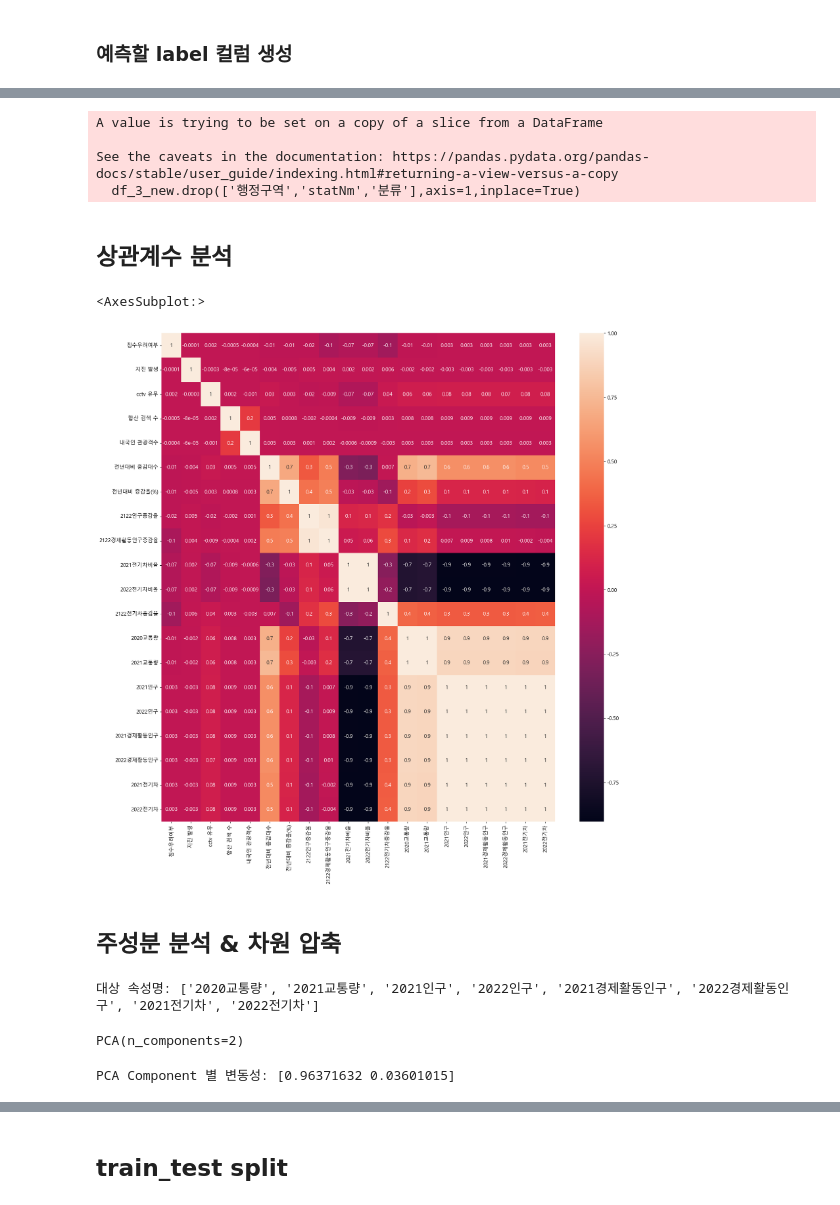
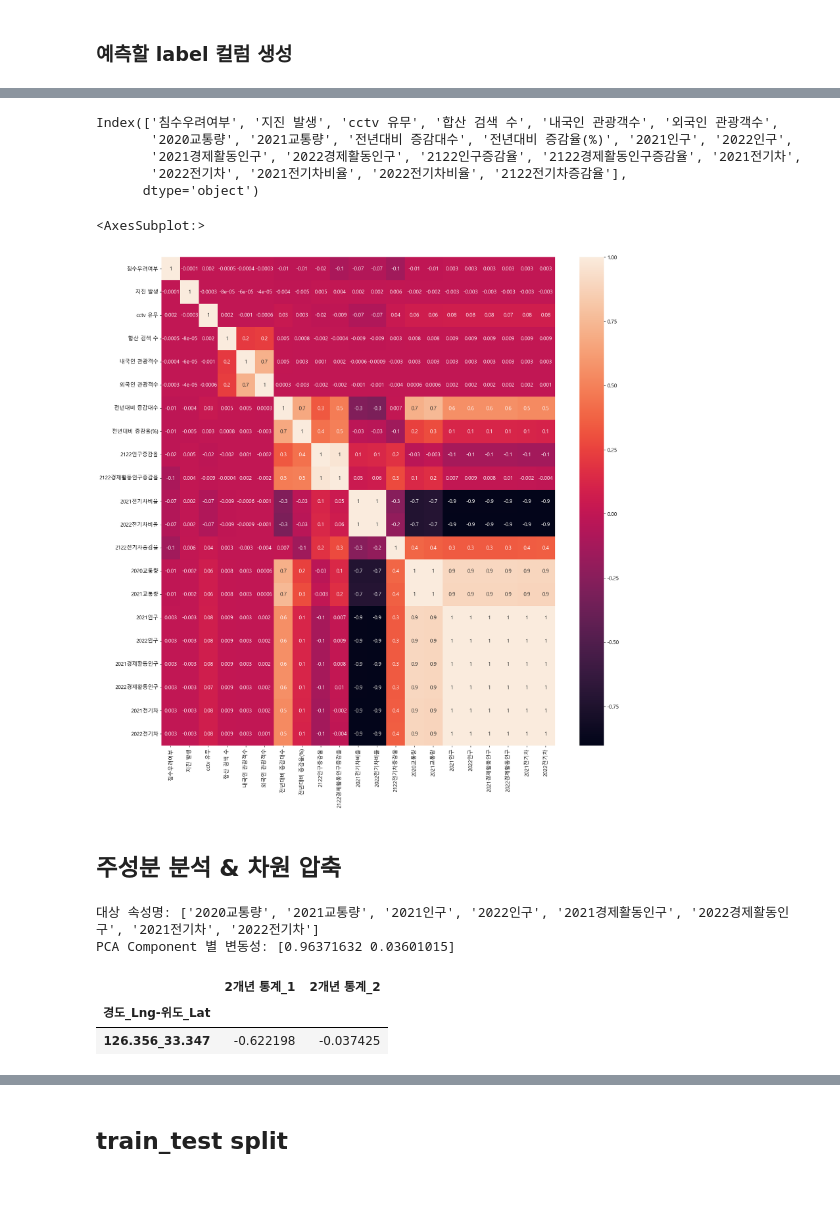
Before and after one commit to jhs-164179/data_project, a Jupyter notebook: machine-learning.ipynb, the cells around one changed output, grey strips where cells are left out. Saved outputs shown, nothing was run; the diff lists cells and outputs as text; code cells hidden in the pictures.

```diff
--- a/machine-learning.ipynb
+++ b/machine-learning.ipynb
@@ -156,4 +131,4 @@ index_1
 # %%
 # minmax scaler를 사용할 컬럼 추출
-index_2=(list(feature.columns[4:7])+list(feature.columns[9:]))
-# index_2
+index_2=(list(feature.columns[1:4])+list(feature.columns[6:]))
+index_2
@@ -166,4 +156,4 @@ df_1=pd.DataFrame(scaler2.fit_transform(feature_1),index=df.index,columns=index_
 # %%
 feature_2=feature[index_2]
 # %%
-df_2=pd.DataFrame(scaler.fit_transform(feature_2),index=df.index,columns=index_2)
+df_scaled=pd.DataFrame(scaler.fit_transform(feature_2),index=df.index,columns=index_2)
@@ -196,2 +166,3 @@ df_3.drop('경도_Lng-위도_Lat',axis=1,inplace=True)
 # %%
-label=label.reset_index().drop('경도_Lng-위도_Lat',axis=1)
+feature_scaled=pd.concat([feature.drop(index_2,axis=1),df_scaled],axis=1)
+# label=label.reset_index().drop('경도_Lng-위도_Lat',axis=1)
@@ -214,17 +177,23 @@ df_3_new_1=df_3_new[['행정구역','statNm','분류']]
-# %%
-df_3_new.drop(['행정구역','statNm','분류'],axis=1,inplace=True)
-# %% [output]
-A value is trying to be set on a copy of a slice from a DataFrame
-
-See the caveats in the documentation: https://pandas.pydata.org/pandas-docs/stable/user_guide/indexing.html#returning-a-view-versus-a-copy
-  df_3_new.drop(['행정구역','statNm','분류'],axis=1,inplace=True)
-# %% [markdown]
-## 상관계수 분석
+# %%
+feature_scaled.columns
+# %% [output]
+Index(['침수우려여부', '지진 발생', 'cctv 유무', '합산 검색 수', '내국인 관광객수', '외국인 관광객수',
+       '2020교통량', '2021교통량', '전년대비 증감대수', '전년대비 증감율(%)', '2021인구', '2022인구',
+       '2021경제활동인구', '2022경제활동인구', '2122인구증감율', '2122경제활동인구증감율', '2021전기차',
+       '2022전기차', '2021전기차비율', '2022전기차비율', '2122전기차증감율'],
+      dtype='object')
+# %%
+# 상관관계 분석의 원활한 시각화를 위해 컬럼 순서 재배치
+
+corr_lst=list(feature_scaled.columns[:6])+list(feature_scaled.columns[8:10])+list(feature_scaled.columns[14:16])+list(feature_scaled.columns[18:])
+corr_lst2=list(feature_scaled.columns[6:8])+list(feature_scaled.columns[10:14])+list(feature_scaled.columns[16:18])
+
+feature_scaled_new=feature_scaled[corr_lst+corr_lst2]
 # %%
 plt.figure(figsize=(20,20))
-sns.heatmap(df_3_new.corr(),annot=True, fmt='.1g')
+sns.heatmap(feature_scaled_new.corr(),annot=True, fmt='.1g')
 # %% [output]
 <AxesSubplot:>
-[figure, old version]
+[figure, new version]
 # %% [markdown]
 ## 주성분 분석 & 차원 압축
@@ -233,16 +200,16 @@ pca=PCA(n_components=2)
 # %%
+pca=PCA(n_components=2)
+
 # 상관계수가 높았던 열 사용
-cols=list(df_3_new.columns[-8:])
+cols=list(feature_scaled_new.columns[-8:])
 
 print('대상 속성명:',cols)
-pca.fit(df_3_new[cols])
+pca.fit(feature_scaled_new[cols])
+
+# 압축한 component 2개로 99퍼 이상의 변동성 설명 가능 확인
+print('PCA Component 별 변동성:',pca.explained_variance_ratio_)
 # %% [output]
 대상 속성명: ['2020교통량', '2021교통량', '2021인구', '2022인구', '2021경제활동인구', '2022경제활동인구', '2021전기차', '2022전기차']
+PCA Component 별 변동성: [0.96371632 0.03601015]
-PCA(n_components=2)
-# %%
-# 압축한 component 2개로 99퍼 이상의 변동성 설명 가능 확인
-print('PCA Component 별 변동성:',pca.explained_variance_ratio_)
-# %% [output]
-PCA Component 별 변동성: [0.96371632 0.03601015]
 # %%
 # 차원압축할 컬럼 분리 & 압축(2개년 통계_1, 2개년 통계_2)
@@ -257 +223,7 @@ df_3_new_13=pd.DataFrame(df_pca,columns=['2개년 통계_1','2개년 통계_2'])
+# %%
+fsn_2_df.head(1)
+# %% [output]
+|  | 2개년 통계_1 | 2개년 통계_2 |
+| 경도_Lng-위도_Lat |  |  |
+| 126.356_33.347 | -0.622198 | -0.037425 |
 # %%
```
Also changed, not shown: parts of 88 cells of this notebook, 3 other files.
